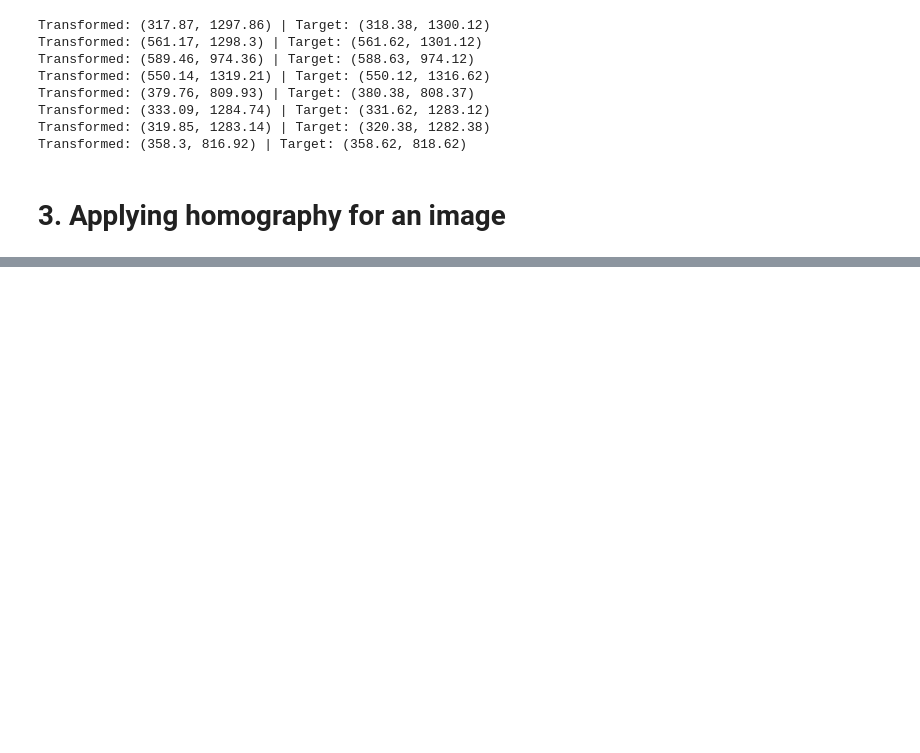
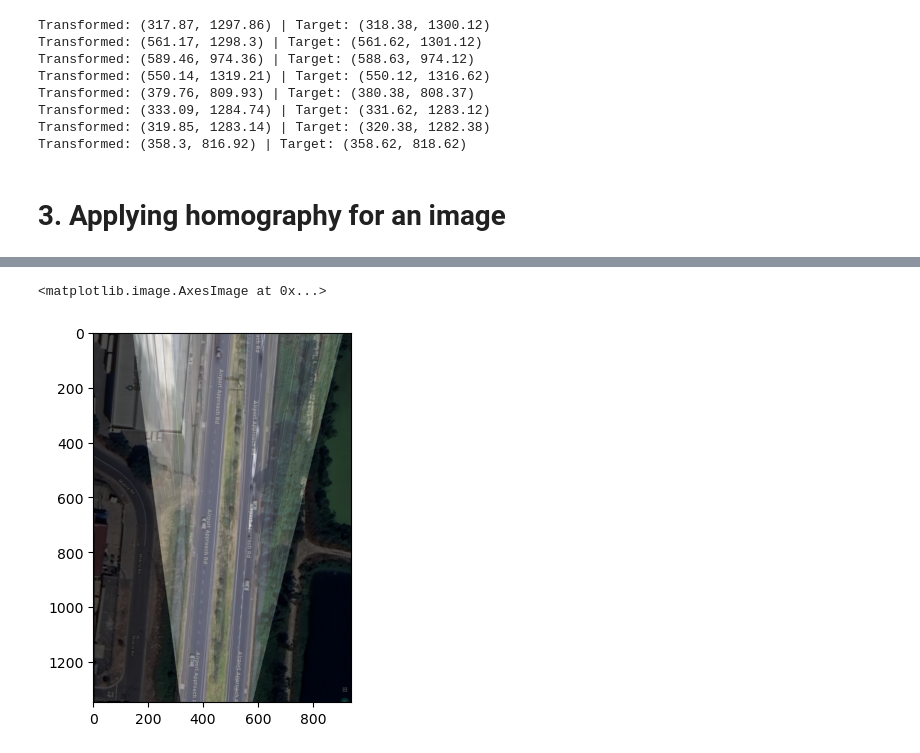
Before and after one commit to DaviGiordano/piv-hw, a Jupyter notebook: Part1_1/airport.ipynb, the cells around one changed output, grey strips where cells are left out. Saved outputs shown, nothing was run; the diff lists cells and outputs as text; code cells hidden in the pictures; blank space fills up the shorter version.

```diff
--- a/Part1_1/airport.ipynb
+++ b/Part1_1/airport.ipynb
@@ -167,0 +209,5 @@ mapped_coords = mapped_coords[:2]
+# %%
+plt.imshow(summed_image)
+# %% [output]
+<matplotlib.image.AxesImage at 0x...>
+[figure, added]
```
Also changed, not shown: parts of 14 cells of this notebook.
